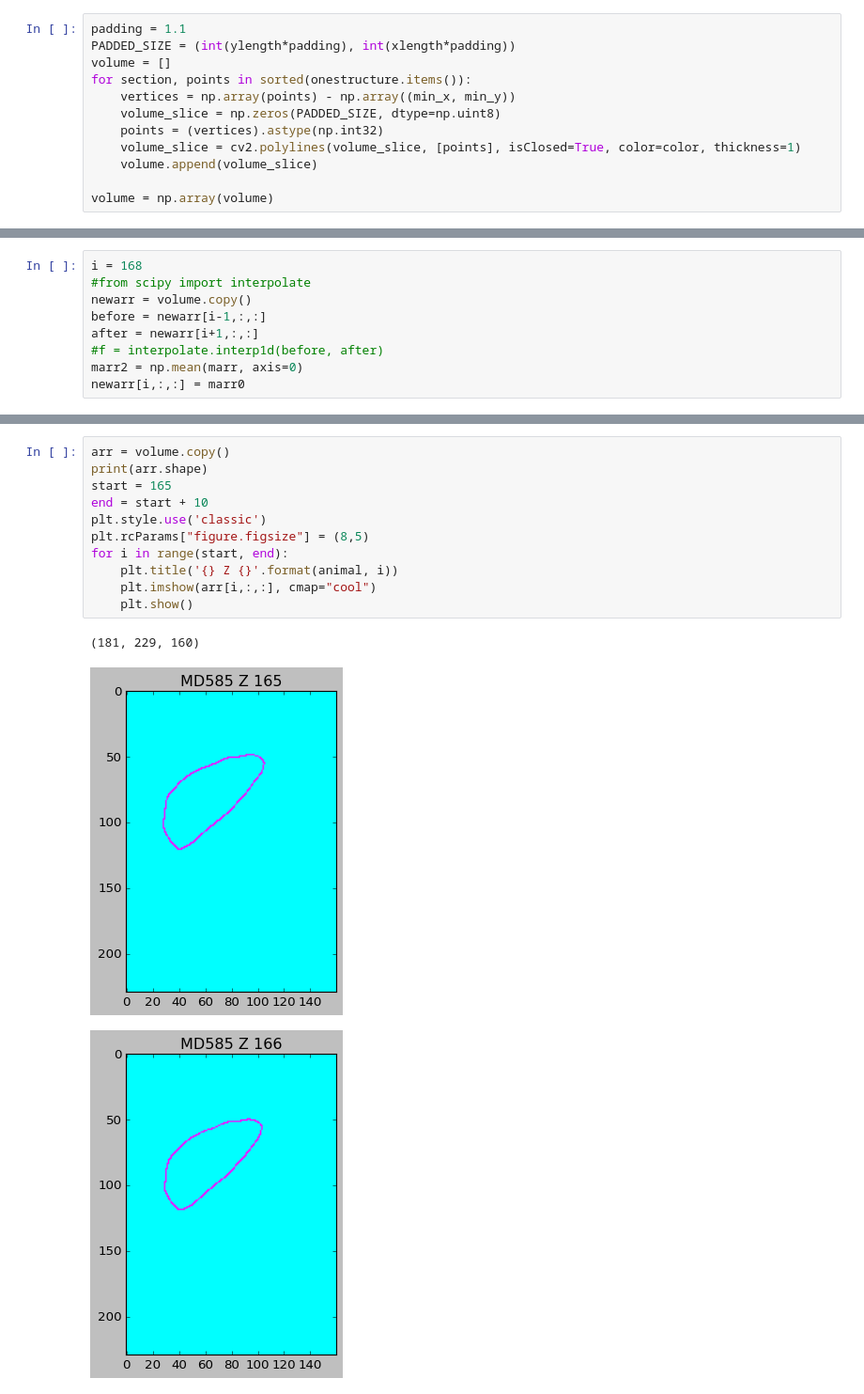
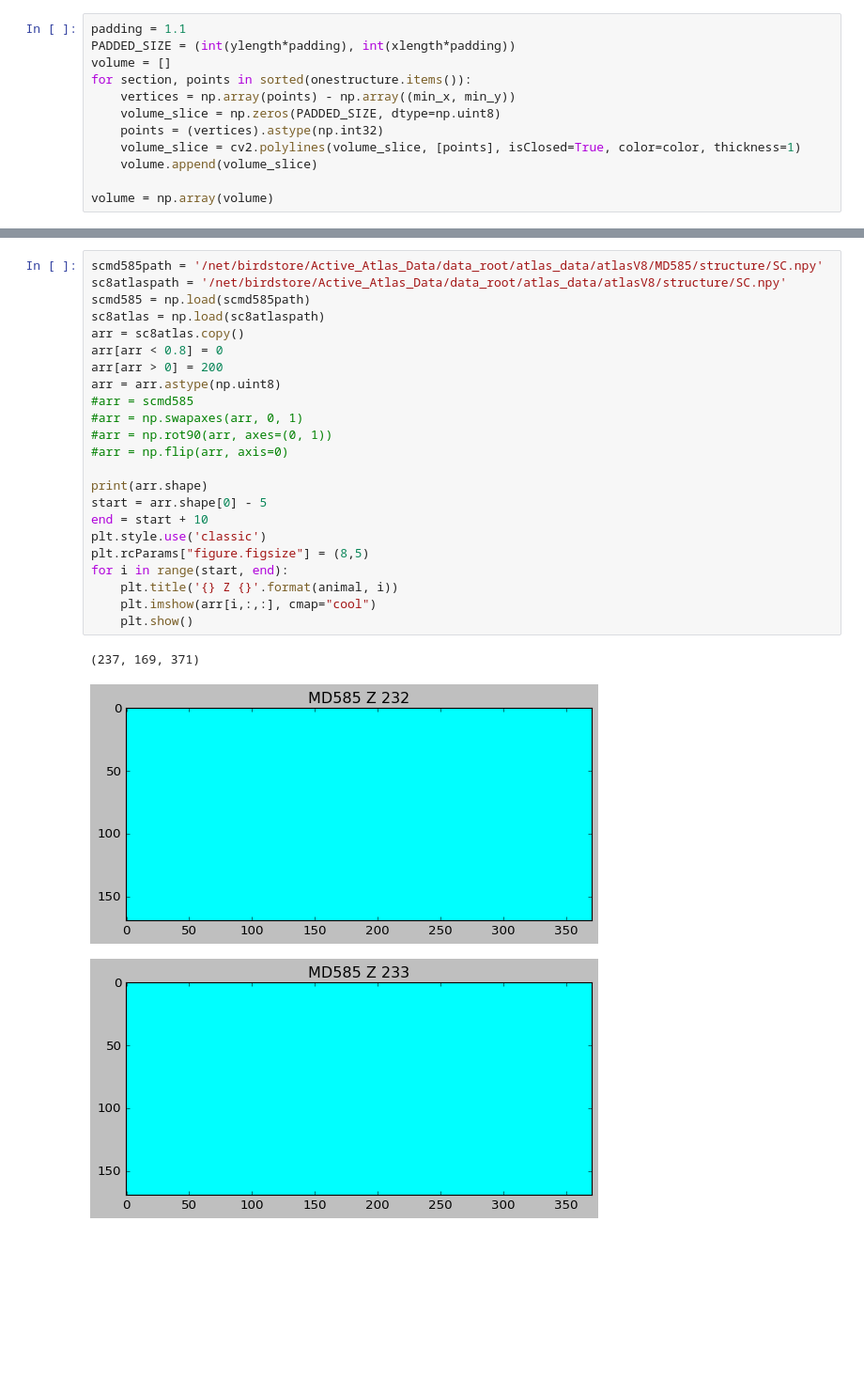
Before and after one commit to ActiveBrainAtlas2/preprocessing-pipeline, a Jupyter notebook: notebooks/draw_aligned_points_on_image.ipynb, the cells around one changed output, grey strips where cells are left out. Shown at 94% size. Drawn from its saved outputs; the diff is of its cells as text; blank space fills up the shorter version.

```diff
--- a/notebooks/draw_aligned_points_on_image.ipynb
+++ b/notebooks/draw_aligned_points_on_image.ipynb
@@ -157,9 +192,0 @@ np.interp(10, xp, fp)
-# %%
-i = 168
-#from scipy import interpolate
-newarr = volume.copy()
-before = newarr[i-1,:,:]
-after = newarr[i+1,:,:]
-#f = interpolate.interp1d(before, after)
-marr2 = np.mean(marr, axis=0)
-newarr[i,:,:] = marr0
@@ -176,15 +193,27 @@ plt.show()
 # %%
-arr = volume.copy()
+scmd585path = '/net/birdstore/Active_Atlas_Data/data_root/atlas_data/atlasV8/MD585/structure/SC.npy'
+sc8atlaspath = '/net/birdstore/Active_Atlas_Data/data_root/atlas_data/atlasV8/structure/SC.npy'
+scmd585 = np.load(scmd585path)
+sc8atlas = np.load(sc8atlaspath)
+arr = sc8atlas.copy()
+arr[arr < 0.8] = 0
+arr[arr > 0] = 200
+arr = arr.astype(np.uint8)
+#arr = scmd585
+#arr = np.swapaxes(arr, 0, 1)
+#arr = np.rot90(arr, axes=(0, 1))
+#arr = np.flip(arr, axis=0)
+
 print(arr.shape)
-start = 165
+start = arr.shape[0] - 5
 end = start + 10
 plt.style.use('classic')
 plt.rcParams["figure.figsize"] = (8,5)
 for i in range(start, end):
     plt.title('{} Z {}'.format(animal, i))
     plt.imshow(arr[i,:,:], cmap="cool")
     plt.show()
 # %% [output]
-(181, 229, 160)
+(237, 169, 371)
-[figure, old version]
+[figure, new version]
-[figure, old version]
+[figure, new version]
```
Also changed, not shown: parts of 16 cells of this notebook, 6 other files.
